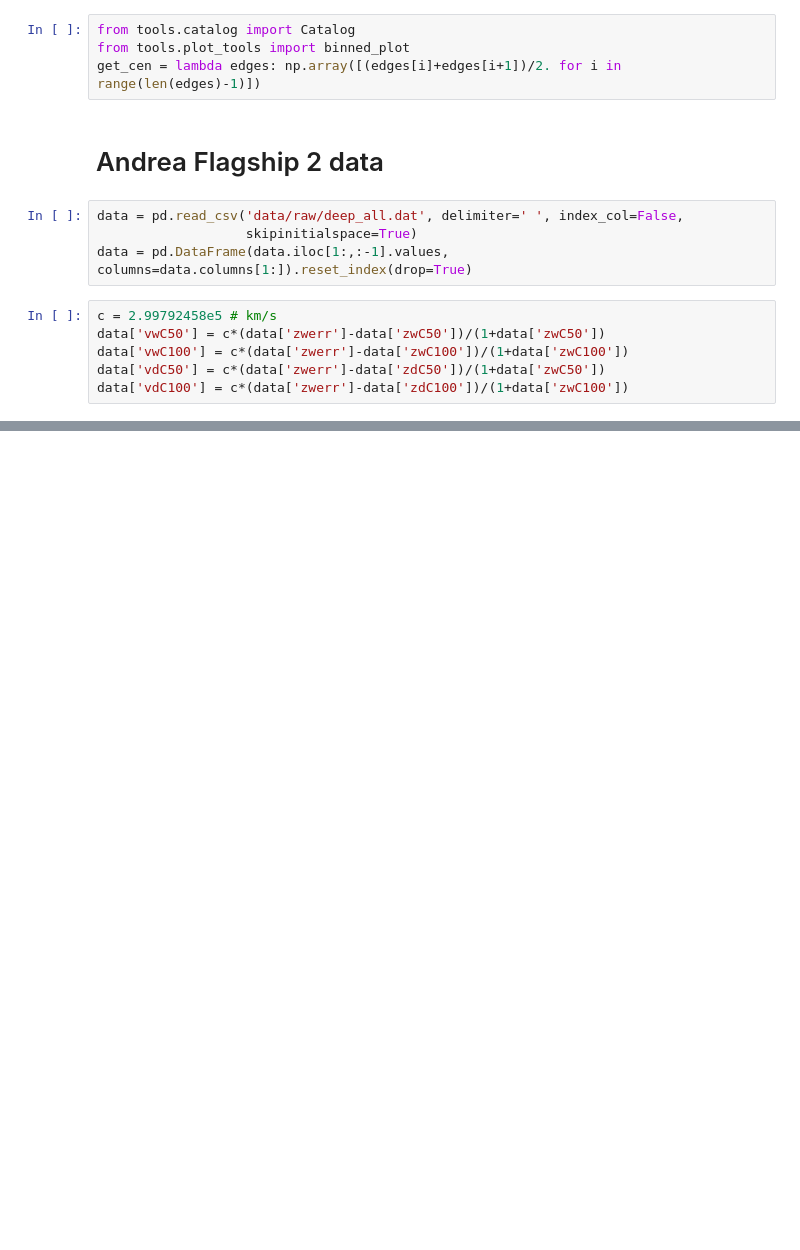
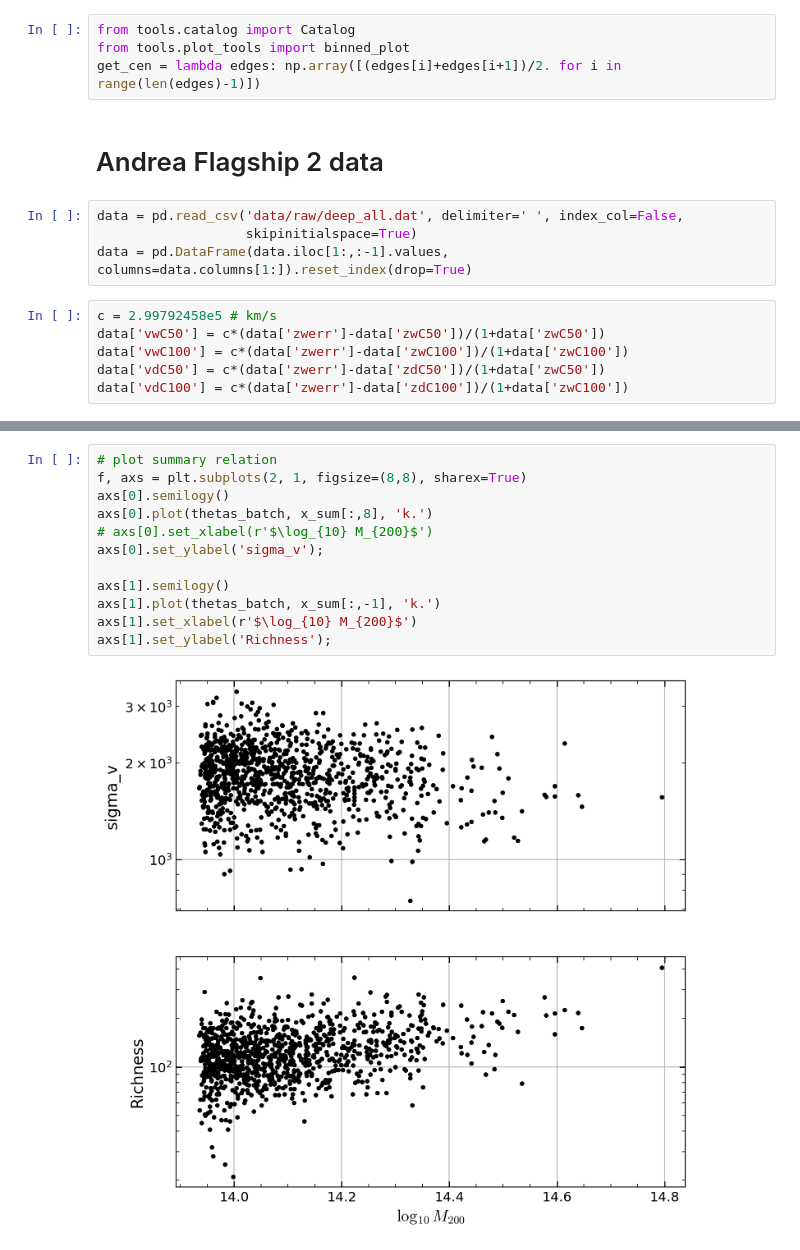
Before and after one commit to maho3/cl-ml-euclid, a Jupyter notebook: preprocessing.ipynb, the cells around one changed output, grey strips where cells are left out. Saved outputs shown, nothing was run; the diff lists cells and outputs as text; blank space fills up the shorter version.

```diff
--- a/preprocessing.ipynb
+++ b/preprocessing.ipynb
@@ -295,0 +193,14 @@ np.log10(2e-16)
+# %%
+# plot summary relation
+f, axs = plt.subplots(2, 1, figsize=(8,8), sharex=True)
+axs[0].semilogy()
+axs[0].plot(thetas_batch, x_sum[:,8], 'k.')
+# axs[0].set_xlabel(r'$\log_{10} M_{200}$')
+axs[0].set_ylabel('sigma_v');
+
+axs[1].semilogy()
+axs[1].plot(thetas_batch, x_sum[:,-1], 'k.')
+axs[1].set_xlabel(r'$\log_{10} M_{200}$')
+axs[1].set_ylabel('Richness');
+# %% [output]
+[figure, added]
```
Also changed, not shown: parts of 35 cells of this notebook, 1 other file.
